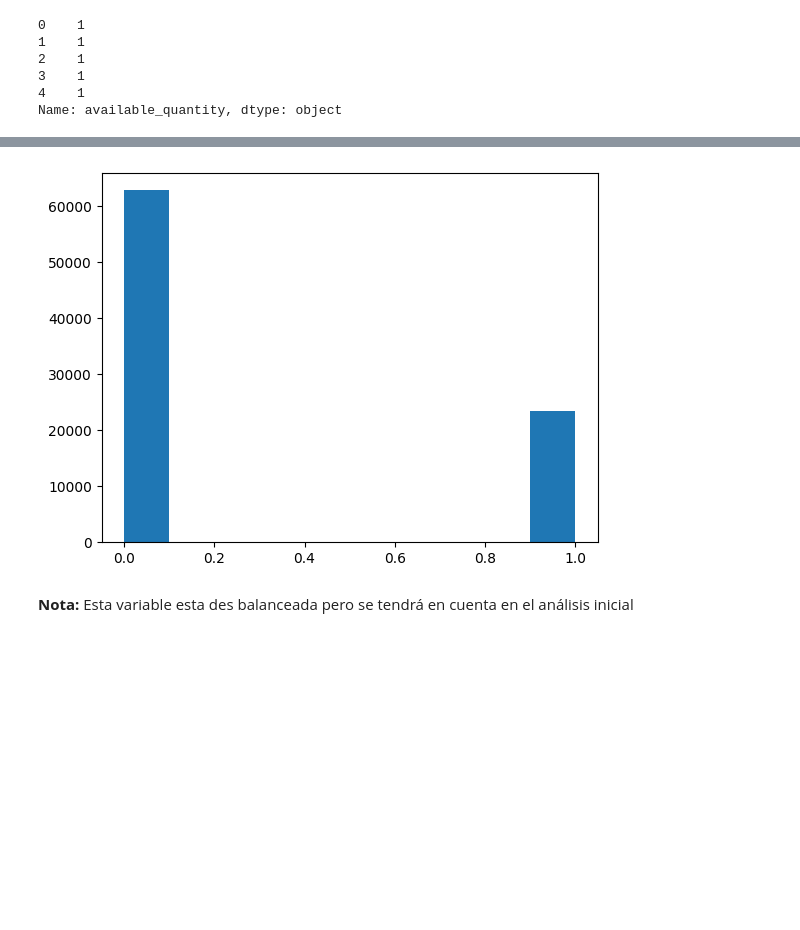
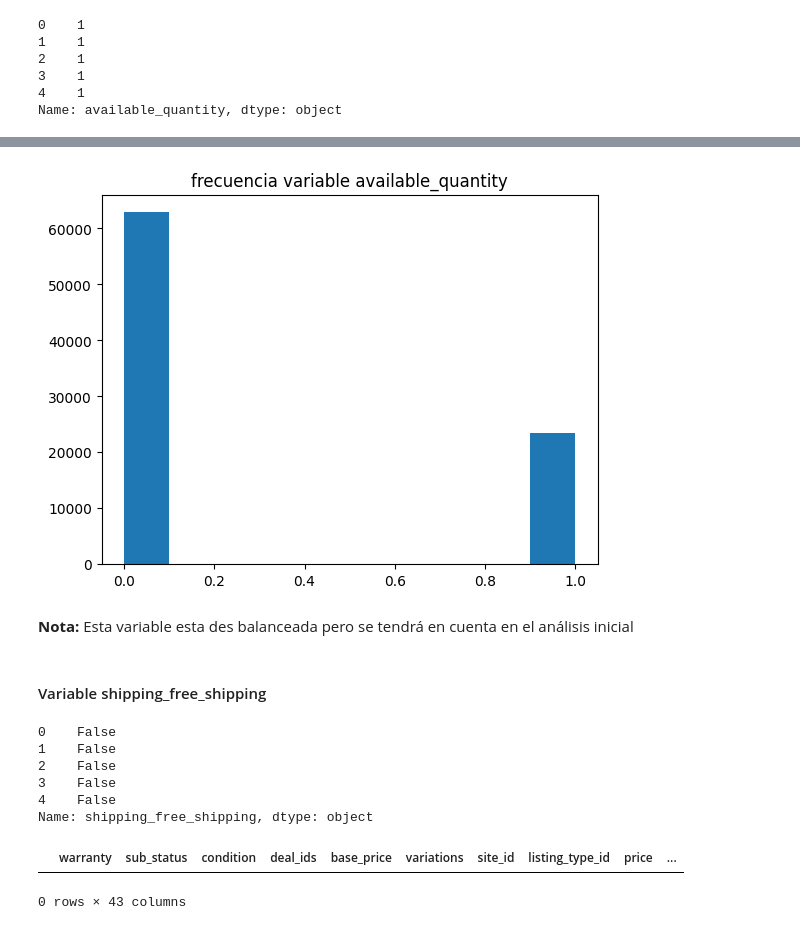
Before and after one commit to Oriojas/test_used_tl_ML, a Jupyter notebook: EDA.ipynb, the cells around one changed output, grey strips where cells are left out. Saved outputs shown, nothing was run; the diff lists cells and outputs as text; code cells hidden in the pictures; blank space fills up the shorter version.

```diff
--- a/EDA.ipynb
+++ b/EDA.ipynb
@@ -54,5 +62,7 @@ na_seller_id
 # %%
-df = df.drop([16693, 83019, 83841], axis=0)
+df = df.drop(na_seller_id, axis=0)
+# %%
+df = df.drop("seller_id", axis=1)
 # %% [markdown]
 #### Variable price
 # %%
@@ -103,5 +113,7 @@ na_price
+# %%
+na_price = list(na_price.index)
 # %%
-df = df.drop([16694, 83020, 83842], axis=0)
+df = df.drop(na_price, axis=0)
 # %%
 max(df["price"]), min(df["price"])
 # %% [output]
@@ -258,7 +275,19 @@ na_available_quantity
 # %%
 plt.hist(df["available_quantity"])
+plt.title("frecuencia variable available_quantity")
 plt.show()
 # %% [output]
-[figure, old version]
+[figure, new version]
 # %% [markdown]
 **Nota:** Esta variable esta des balanceada pero se tendrá en cuenta en el análisis inicial
+# %% [markdown]
+#### Variable shipping_free_shipping
+# %%
+df["shipping_free_shipping"].head()
+# %% [output]
+0    False
+1    False
+2    False
+3    False
+4    False
+Name: shipping_free_shipping, dtype: object
@@ -264,0 +302,6 @@ plt.show()
+# %%
+na_shipping_free_shipping = df[df["shipping_free_shipping"].isnull() == True]
+na_shipping_free_shipping
+# %% [output]
+|  | warranty | sub_status | condition | deal_ids | base_price | variations | site_id | listing_type_id | price | ... |
+0 rows × 43 columns
```
Also changed, not shown: parts of 53 cells of this notebook, 3 other files.
